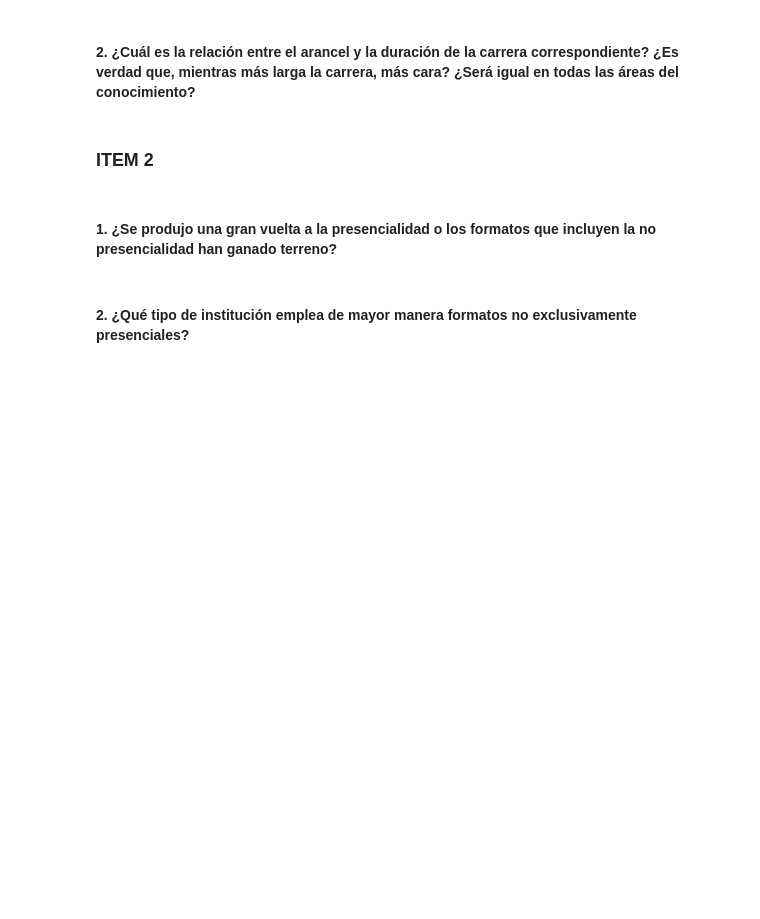
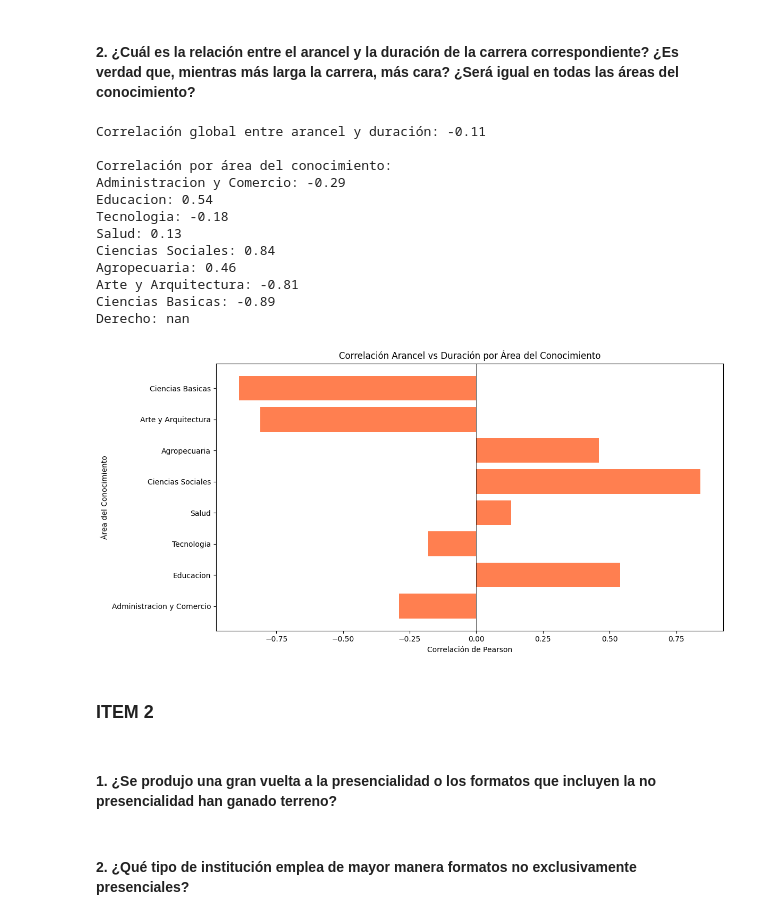
Before and after one commit to KenzoDev1/Estadistica-Trabajo-Practico-2, a Jupyter notebook: HojaRespuesta.ipynb, the cells around one changed output. Saved outputs shown, nothing was run; the diff lists cells and outputs as text; code cells hidden in the pictures; blank space fills up the shorter version.

```diff
--- a/HojaRespuesta.ipynb
+++ b/HojaRespuesta.ipynb
@@ -12,5 +44,43 @@ MG = pd.read_excel("16_MATRICULAS_ED_SUPERIOR_MAGALLANES_2021.xlsx")
 # %% [markdown]
 #### 2. ¿Cuál es la relación entre el arancel y la duración de la carrera correspondiente? ¿Es verdad que, mientras más larga la carrera, más cara? ¿Será igual en todas las áreas del conocimiento?
+# %%
+# Correlación global entre arancel y duración
+correlacion_arancel_duracion = round(MG['VALOR MATRICULA (PESOS)'].corr(MG['DURACION TOTAL CARRERA (SEMESTRES)']), 2)
+print(f"\nCorrelación global entre arancel y duración: {correlacion_arancel_duracion}")
+
+# Correlación por área del conocimiento
+print("\nCorrelación por área del conocimiento:")
+correlaciones_por_area = {}
+
+for area in MG['AREA CONOCIMIENTO'].unique():
+    MG_area = MG[MG['AREA CONOCIMIENTO'] == area]
+    correlacion_area = round(MG_area['VALOR MATRICULA (PESOS)'].corr(MG_area['DURACION TOTAL CARRERA (SEMESTRES)']), 2)
+    correlaciones_por_area[area] = correlacion_area
+    print(f"{area}: {correlacion_area}")
+
+# Gráfico de barras - Correlaciones por área
+plt.figure(figsize=(12, 6))
+plt.barh(list(correlaciones_por_area.keys()), list(correlaciones_por_area.values()), color='coral')
+plt.xlabel('Correlación de Pearson')
+plt.ylabel('Área del Conocimiento')
+plt.title('Correlación Arancel vs Duración por Área del Conocimiento')
+plt.axvline(x=0, color='black', linestyle='-', linewidth=0.5)
+plt.tight_layout()
+plt.show()
+# %% [output]
+Correlación global entre arancel y duración: -0.11
+
+Correlación por área del conocimiento:
+Administracion y Comercio: -0.29
+Educacion: 0.54
+Tecnologia: -0.18
+Salud: 0.13
+Ciencias Sociales: 0.84
+Agropecuaria: 0.46
+Arte y Arquitectura: -0.81
+Ciencias Basicas: -0.89
+Derecho: nan
+[figure, added]
 # %% [markdown]
 ### ITEM 2
 # %% [markdown]
```
Also changed, not shown: parts of 2 cells of this notebook.
